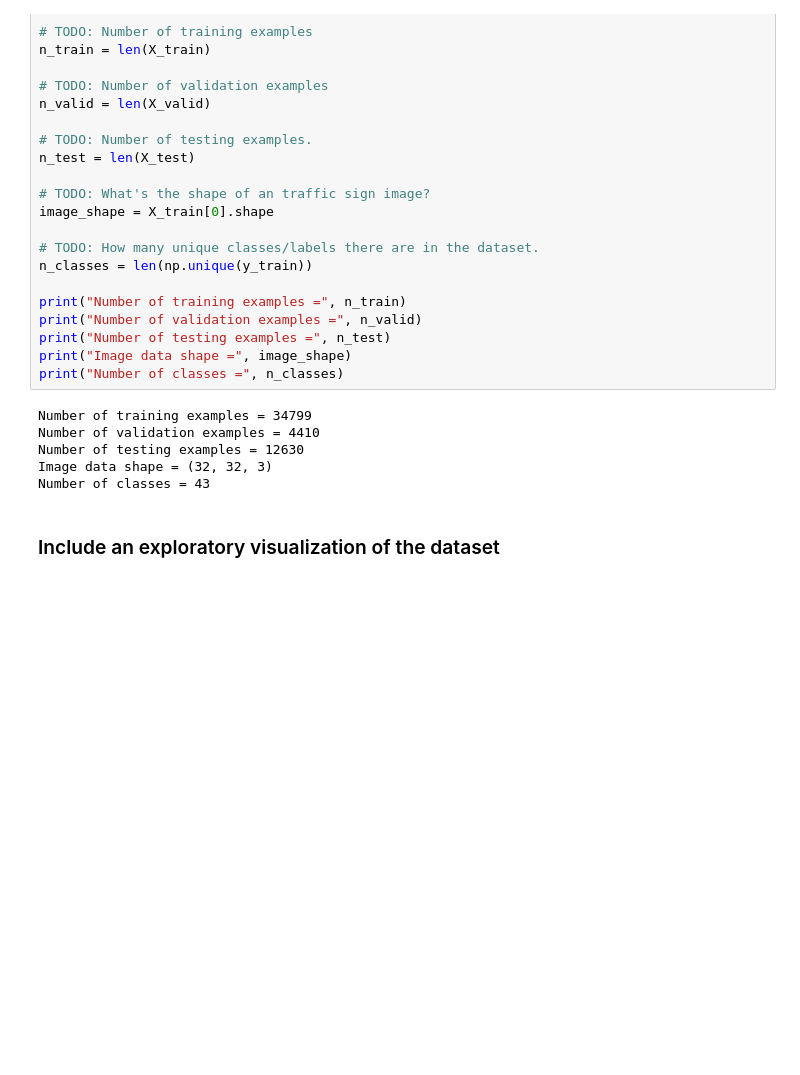
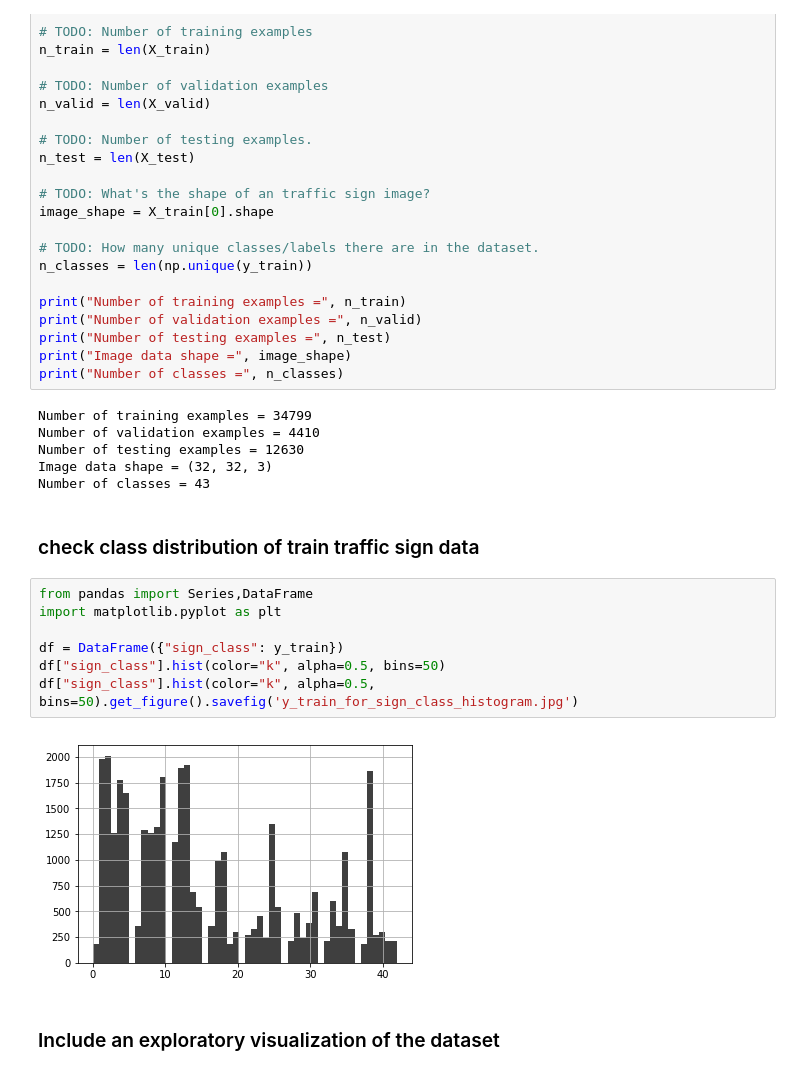
Before and after one commit to beimingmaster/CarND-Traffic-Sign-Classifier-Project, a Jupyter notebook: Traffic_Sign_Classifier.ipynb, the cells around one changed output. Cells and saved outputs as stored; diff of their text form; blank space fills up the shorter version.

```diff
--- a/Traffic_Sign_Classifier.ipynb
+++ b/Traffic_Sign_Classifier.ipynb
@@ -87,6 +87,17 @@ Number of validation examples = 4410
 Number of testing examples = 12630
 Image data shape = (32, 32, 3)
 Number of classes = 43
+# %% [markdown]
+### check class distribution of train traffic sign data
+# %%
+from pandas import Series,DataFrame
+import matplotlib.pyplot as plt
+
+df = DataFrame({"sign_class": y_train})
+df["sign_class"].hist(color="k", alpha=0.5, bins=50)
+df["sign_class"].hist(color="k", alpha=0.5, bins=50).get_figure().savefig('y_train_for_sign_class_histogram.jpg')
+# %% [output]
+[figure, added]
 # %% [markdown]
 ### Include an exploratory visualization of the dataset
 # %% [markdown]
```
Also changed, not shown: parts of 4 cells of this notebook, 7 other files.
